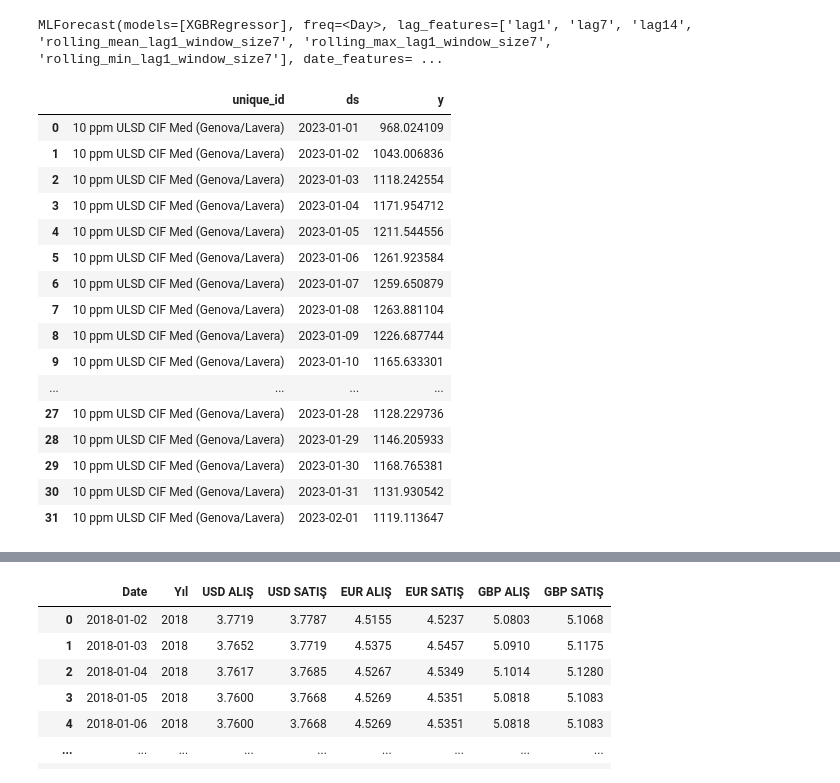
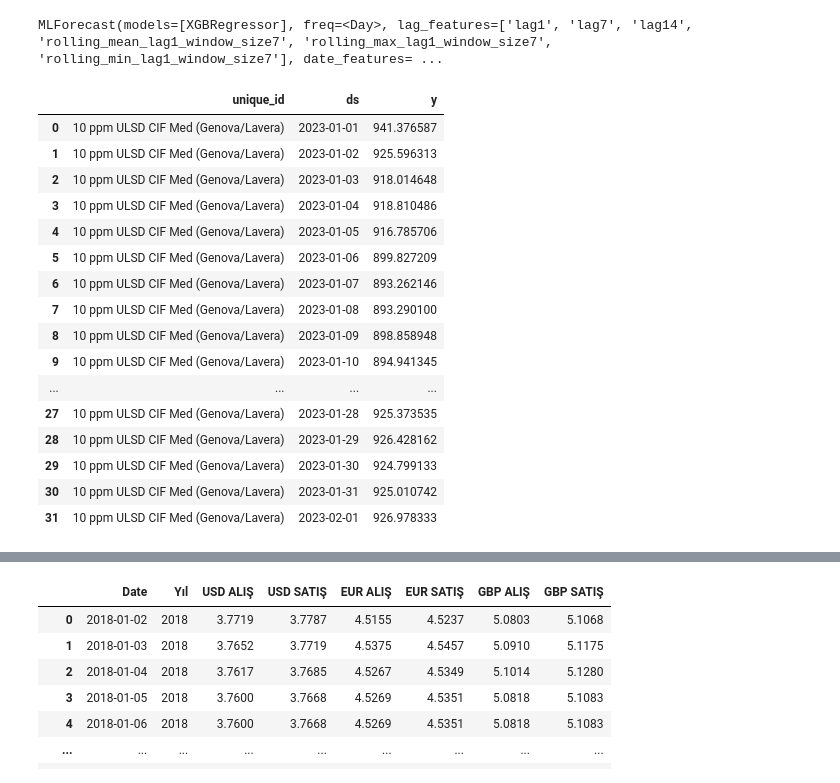
Before and after one commit to Ybatuhan-EcoBooster/Kaggle-Solution-2023, a Jupyter notebook: ProjectWork.ipynb, the cells around one changed output, grey strips where cells are left out. Saved outputs shown, nothing was run; the diff lists cells and outputs as text; code cells hidden in the pictures.

```diff
--- a/ShellCashFlow.ipynb
+++ b/ProjectWork.ipynb
@@ -85,10 +85,10 @@ Platts
 | 2022-12-31 | 10 ppm ULSD CIF Med (Genova/Lavera) | $/TON | 932.25 | 932.50 | 932.00 |
 3650 rows × 5 columns
 # %%
-Platts10PPM = Platts10PPM.reset_index()
-Platts10PPM = Platts10PPM[["Date","Ürün","AB Piyasa Fiyatı","AB Piyasa Fiyatı- Yüksek","AB Piyasa Fiyatı- Düşük"]]
-Platts10PPM.columns = ["ds","unique_id","y","High","Low",]
-Platts10PPM
+Platts10PPMDF = Platts10PPMDF.reset_index()
+Platts10PPMDF = Platts10PPMDF[["Date","Ürün","AB Piyasa Fiyatı","AB Piyasa Fiyatı- Yüksek","AB Piyasa Fiyatı- Düşük"]]
+Platts10PPMDF.columns = ["ds","unique_id","y","High","Low",]
+Platts10PPMDF
 # %% [output]
 |  | ds | unique_id | y | High | Low |
 | 0 | 2018-01-02 | 10 ppm ULSD CIF Med (Genova/Lavera) | 599.00 | 599.25 | 598.75 |
@@ -104,17 +104,17 @@ Platts10PPM
 | 1824 | 2022-12-31 | 10 ppm ULSD CIF Med (Genova/Lavera) | 932.25 | 932.50 | 932.00 |
 1825 rows × 5 columns
 # %%
-Platts10PPM_1 = Platts10PPM[["ds","unique_id","y"]]
-Platts10PPM_2 = Platts10PPM[["ds","unique_id","High"]]
-Platts10PPM_2.columns = ["ds","unique_id","y"]
-Platts10PPM_3 = Platts10PPM[["ds","unique_id","Low"]]
-Platts10PPM_3.columns = ["ds","unique_id","y"]
+Platts10PPM_1_ModelDF = Platts10PPMDF[["ds","unique_id","y"]]
+Platts10PPM_2_ModelDF = Platts10PPMDF[["ds","unique_id","High"]]
+Platts10PPM_2_ModelDF.columns = ["ds","unique_id","y"]
+Platts10PPM_3_ModelDF = Platts10PPMDF[["ds","unique_id","Low"]]
+Platts10PPM_3_ModelDF.columns = ["ds","unique_id","y"]
 # %% [markdown]
 #### Paltts Future Estimation
 # %%
-models = [XGBRegressor(random_state=0, n_estimators=100)]
+PlattsModels = [XGBRegressor(random_state=0, n_estimators=100)]
 
-model = MLForecast(models=models,
+PlattsEstimationModel = MLForecast(models=PlattsModels,
                    freq='D',
                    lags=[1,7,14],
                    lag_transforms={
@@ -124,7 +124,7 @@ model = MLForecast(models=models,
                    num_threads=6)
 
 
-model.fit(Platts10PPM_1, id_col='unique_id', time_col='ds', target_col='y', static_features=[])
+PlattsEstimationModel.fit(Platts10PPM_1_ModelDF, id_col='unique_id', time_col='ds', target_col='y', static_features=[])
 # %% [output]
 MLForecast(models=[XGBRegressor], freq=<Day>, lag_features=['lag1', 'lag7', 'lag14', 'rolling_mean_lag1_window_size7', 'rolling_max_lag1_window_size7', 'rolling_min_lag1_window_size7'], date_features= ...
 # %%
@@ -186,39 +186,39 @@ Platts10PPM_2_prediciton
 | 30 | 10 ppm ULSD CIF Med (Genova/Lavera) | 2023-01-31 | 1132.431519 |
 | 31 | 10 ppm ULSD CIF Med (Genova/Lavera) | 2023-02-01 | 1119.613281 |
 # %%
-model_3 = MLForecast(models=models,
+PlattsEstimationModel3 = MLForecast(models=PlattsModels,
                    freq='D',
                    lags=[1,7,14],
                    lag_transforms={
                        1: [(rolling_mean, 7), (rolling_max, 7), (rolling_min, 7)],
                    },
-                   date_features=['dayofweek', 'month'],
+                   date_features=['dayofweek', 'day'],
                    num_threads=6)
 
 
-model_3.fit(Platts10PPM_3, id_col='unique_id', time_col='ds', target_col='y', static_features=[])
+PlattsEstimationModel3.fit(Platts10PPM_3_ModelDF, id_col='unique_id', time_col='ds', target_col='y', static_features=[])
 # %% [output]
 MLForecast(models=[XGBRegressor], freq=<Day>, lag_features=['lag1', 'lag7', 'lag14', 'rolling_mean_lag1_window_size7', 'rolling_max_lag1_window_size7', 'rolling_min_lag1_window_size7'], date_features= ...
 # %%
-Platts10PPM_3_prediciton =  model_3.predict(horizon=32)
-Platts10PPM_3_prediciton.columns = ["unique_id","ds","y"]
-Platts10PPM_3_prediciton
+Platts10PPM3Prediciton =  PlattsEstimationModel3.predict(horizon=32)
+Platts10PPM3Prediciton.columns = ["unique_id","ds","y"]
+Platts10PPM3Prediciton
 # %% [output]
 |  | unique_id | ds | y |
-| 0 | 10 ppm ULSD CIF Med (Genova/Lavera) | 2023-01-01 | 968.024109 |
-| 1 | 10 ppm ULSD CIF Med (Genova/Lavera) | 2023-01-02 | 1043.006836 |
-| 2 | 10 ppm ULSD CIF Med (Genova/Lavera) | 2023-01-03 | 1118.242554 |
-| 3 | 10 ppm ULSD CIF Med (Genova/Lavera) | 2023-01-04 | 1171.954712 |
-| 4 | 10 ppm ULSD CIF Med (Genova/Lavera) | 2023-01-05 | 1211.544556 |
-| 5 | 10 ppm ULSD CIF Med (Genova/Lavera) | 2023-01-06 | 1261.923584 |
-| 6 | 10 ppm ULSD CIF Med (Genova/Lavera) | 2023-01-07 | 1259.650879 |
-| 7 | 10 ppm ULSD CIF Med (Genova/Lavera) | 2023-01-08 | 1263.881104 |
-| 8 | 10 ppm ULSD CIF Med (Genova/Lavera) | 2023-01-09 | 1226.687744 |
-| 9 | 10 ppm ULSD CIF Med (Genova/Lavera) | 2023-01-10 | 1165.633301 |
+| 0 | 10 ppm ULSD CIF Med (Genova/Lavera) | 2023-01-01 | 941.376587 |
+| 1 | 10 ppm ULSD CIF Med (Genova/Lavera) | 2023-01-02 | 925.596313 |
+| 2 | 10 ppm ULSD CIF Med (Genova/Lavera) | 2023-01-03 | 918.014648 |
+| 3 | 10 ppm ULSD CIF Med (Genova/Lavera) | 2023-01-04 | 918.810486 |
+| 4 | 10 ppm ULSD CIF Med (Genova/Lavera) | 2023-01-05 | 916.785706 |
+| 5 | 10 ppm ULSD CIF Med (Genova/Lavera) | 2023-01-06 | 899.827209 |
+| 6 | 10 ppm ULSD CIF Med (Genova/Lavera) | 2023-01-07 | 893.262146 |
+| 7 | 10 ppm ULSD CIF Med (Genova/Lavera) | 2023-01-08 | 893.290100 |
+| 8 | 10 ppm ULSD CIF Med (Genova/Lavera) | 2023-01-09 | 898.858948 |
+| 9 | 10 ppm ULSD CIF Med (Genova/Lavera) | 2023-01-10 | 894.941345 |
 | ... | ... | ... | ... |
-| 27 | 10 ppm ULSD CIF Med (Genova/Lavera) | 2023-01-28 | 1128.229736 |
-| 28 | 10 ppm ULSD CIF Med (Genova/Lavera) | 2023-01-29 | 1146.205933 |
-| 29 | 10 ppm ULSD CIF Med (Genova/Lavera) | 2023-01-30 | 1168.765381 |
-| 30 | 10 ppm ULSD CIF Med (Genova/Lavera) | 2023-01-31 | 1131.930542 |
-| 31 | 10 ppm ULSD CIF Med (Genova/Lavera) | 2023-02-01 | 1119.113647 |
+| 27 | 10 ppm ULSD CIF Med (Genova/Lavera) | 2023-01-28 | 925.373535 |
+| 28 | 10 ppm ULSD CIF Med (Genova/Lavera) | 2023-01-29 | 926.428162 |
+| 29 | 10 ppm ULSD CIF Med (Genova/Lavera) | 2023-01-30 | 924.799133 |
+| 30 | 10 ppm ULSD CIF Med (Genova/Lavera) | 2023-01-31 | 925.010742 |
+| 31 | 10 ppm ULSD CIF Med (Genova/Lavera) | 2023-02-01 | 926.978333 |
 # %%
```
Also changed, not shown: parts of 31 cells of this notebook, 14 other files.
